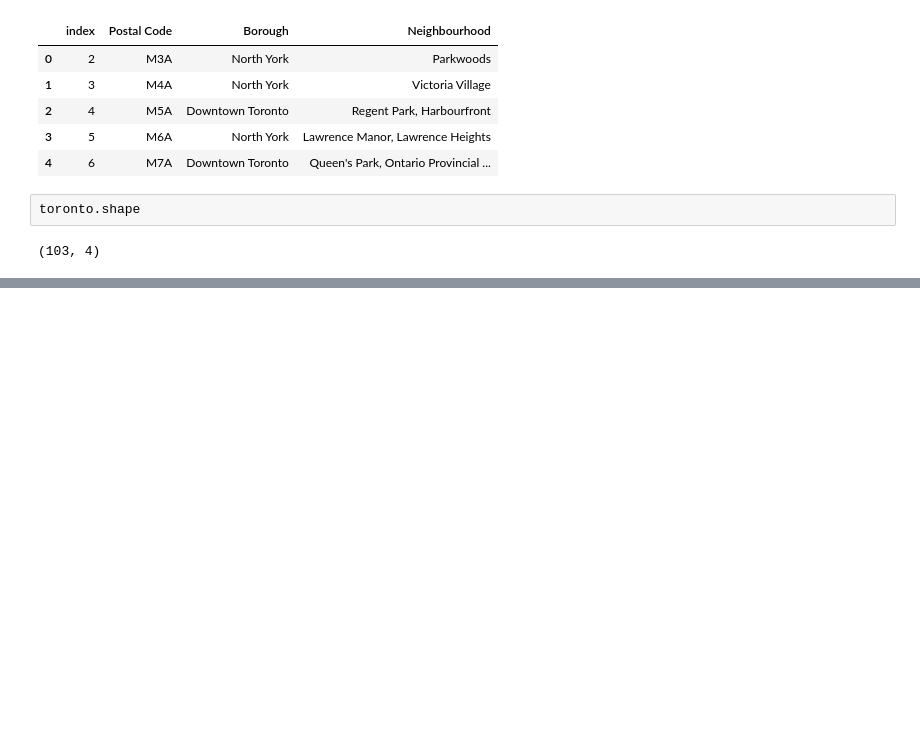
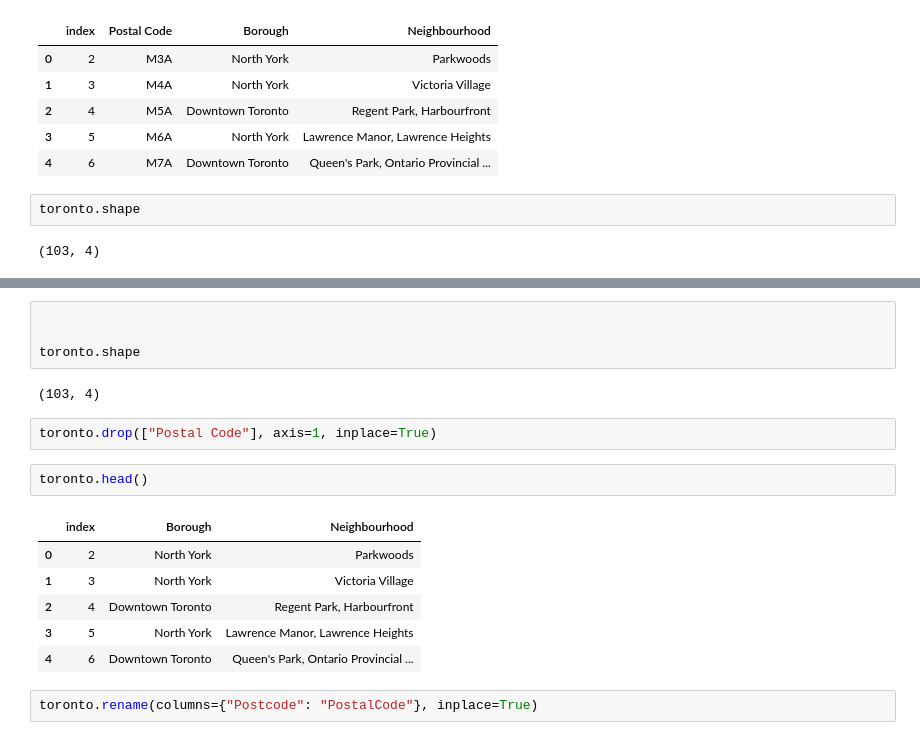
Before and after one commit to mmm114m/Coursera_Capstone, a Jupyter notebook: Applied Capstone Project Week 3.ipynb, the cells around one changed output, grey strips where cells are left out. Drawn from its saved outputs; the diff is of its cells as text; blank space fills up the shorter version.

```diff
--- a/Applied Capstone Project Week 3.ipynb
+++ b/Applied Capstone Project Week 3.ipynb
@@ -122,0 +169,19 @@ toronto.shape
+# %%
+
+
+toronto.shape
+# %% [output]
+(103, 4)
+# %%
+toronto.drop(["Postal Code"], axis=1, inplace=True)
+# %%
+toronto.head()
+# %% [output]
+|  | index | Borough | Neighbourhood |
+| 0 | 2 | North York | Parkwoods |
+| 1 | 3 | North York | Victoria Village |
+| 2 | 4 | Downtown Toronto | Regent Park, Harbourfront |
+| 3 | 5 | North York | Lawrence Manor, Lawrence Heights |
+| 4 | 6 | Downtown Toronto | Queen's Park, Ontario Provincial ... |
+# %%
+toronto.rename(columns={"Postcode": "PostalCode"}, inplace=True)
```
Also changed, not shown: parts of 17 cells of this notebook.
